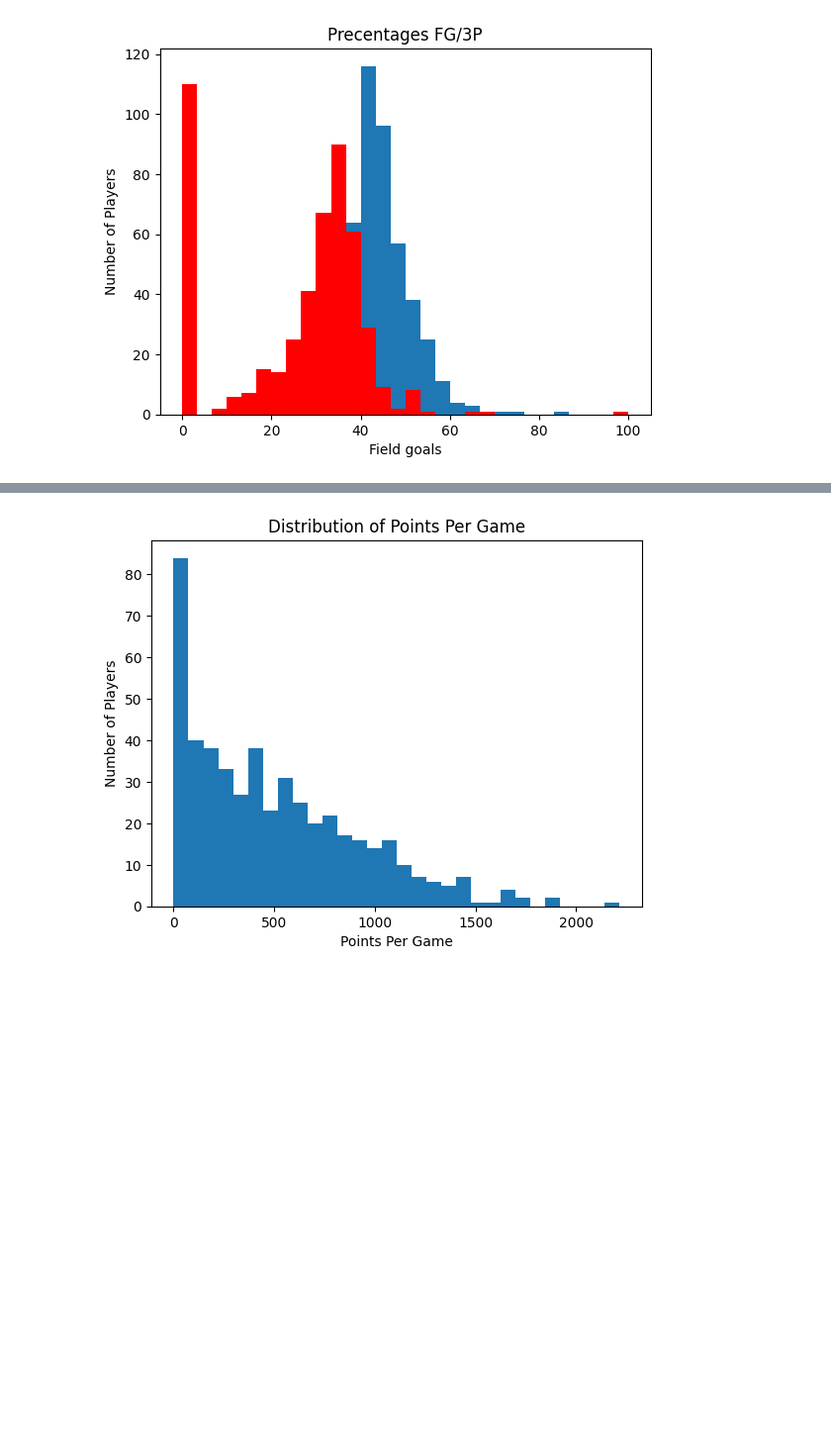
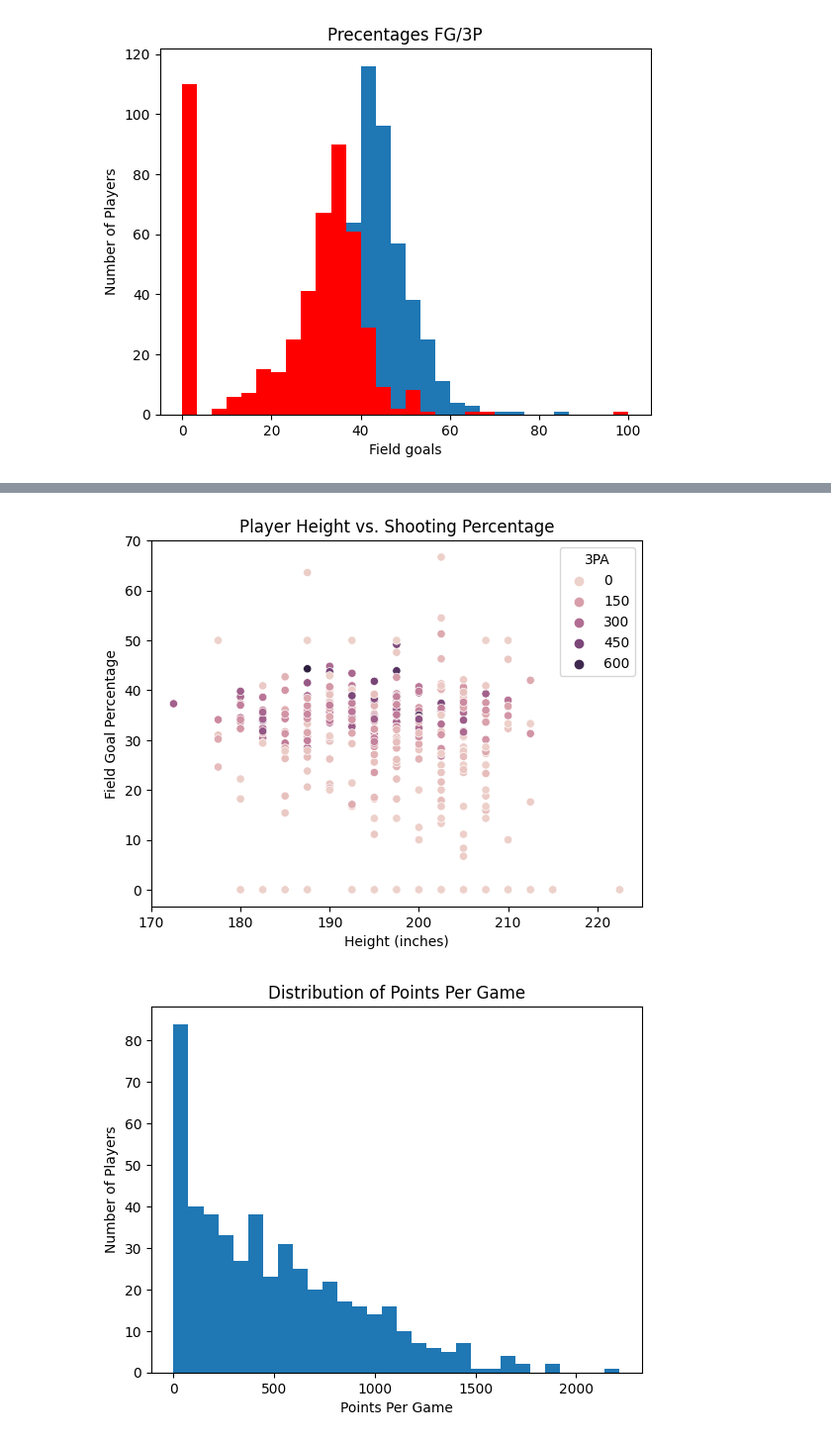
Before and after one commit to atkerosbo/py4e, a Jupyter notebook: NBA datasets/nbanotebook.ipynb, the cells around one changed output, grey strips where cells are left out. Shown at 99% size. Cells and saved outputs as stored; diff of their text form; code cells hidden in the pictures; blank space fills up the shorter version.

```diff
--- a/NBA datasets/nbanotebook.ipynb
+++ b/NBA datasets/nbanotebook.ipynb
@@ -51,3 +58,12 @@ plt.show()
+# %%
+# Scatter plot of player height and shooting percentage
+sns.scatterplot(x='Height', y='3P%', data=nba, hue='3PA')
+plt.title('Player Height vs. Shooting Percentage')
+plt.xlabel('Height (inches)')
+plt.ylabel('Field Goal Percentage')
+plt.show()
+# %% [output]
+[figure, added]
 # %%
 # Histogram of player points per game
 plt.hist(nba['PTS'], bins=30)
```
Also changed, not shown: parts of 2 cells of this notebook.
